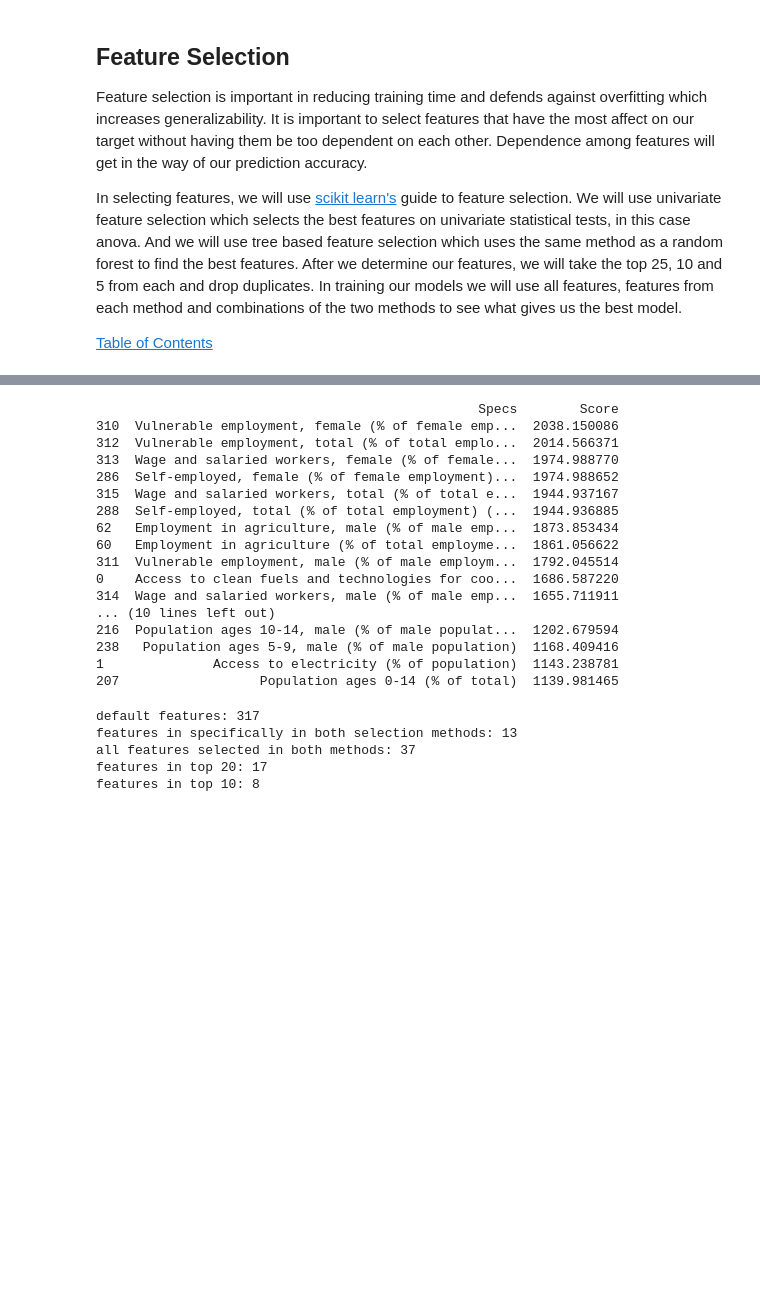
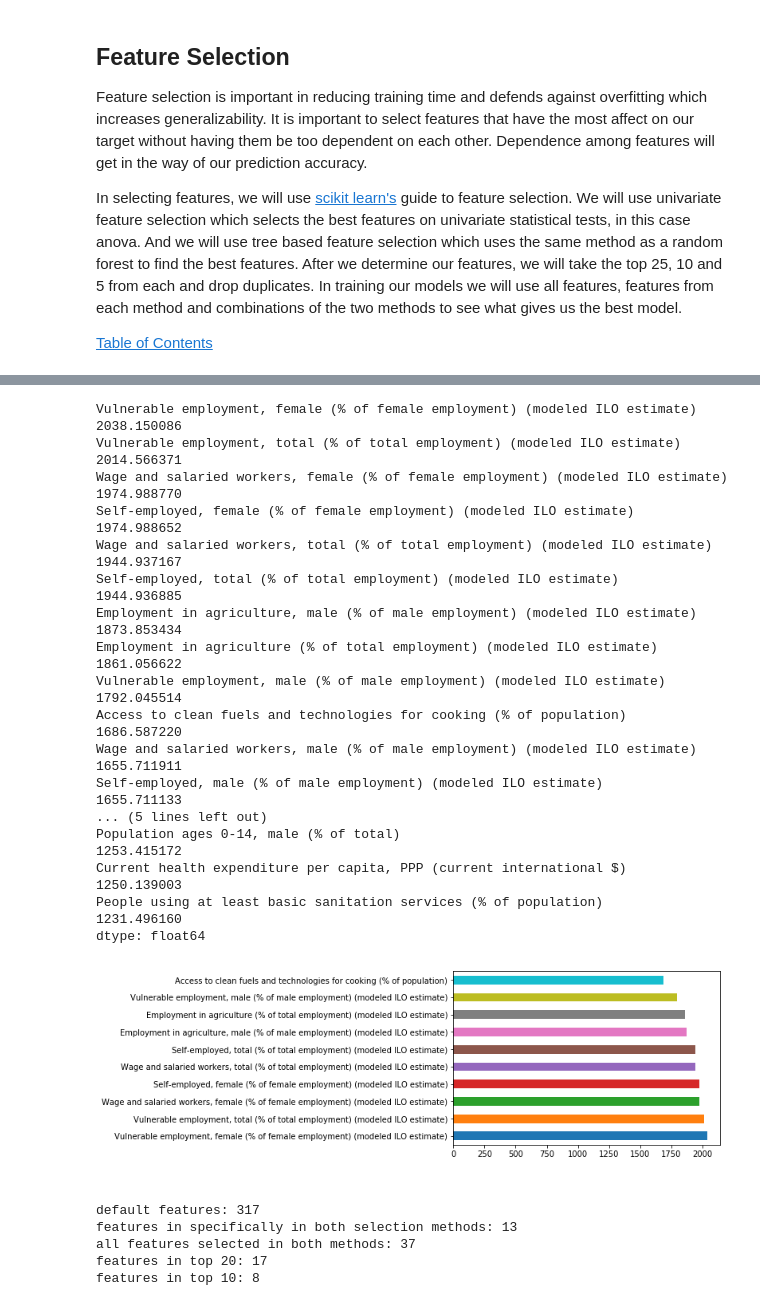
Before and after one commit to dametreusv/world_development_indicators, a Jupyter notebook: WDA_modeling.ipynb, the cells around one changed output, grey strips where cells are left out. Cells and saved outputs as stored; diff of their text form; code cells hidden in the pictures; blank space fills up the shorter version.

```diff
--- a/WDA_modeling.ipynb
+++ b/WDA_modeling.ipynb
@@ -650,37 +658,39 @@ dtype: float64
 # %%
 # Univariate
 X = Xn_train  # Independent columns
 y = y_train    # Target column
 
 # Apply SelectKBest class to extract top 25 best features
 # f_classif uses Anova testing
 bestfeatures = SelectKBest(score_func=f_classif, k=25)
 fit = bestfeatures.fit(X,y)
-dfscores = pd.DataFrame(fit.scores_)
-dfcolumns = pd.DataFrame(X.columns)
 
-# Concat two dataframes for better visualization
-featureScores = pd.concat([dfcolumns,dfscores],axis=1)
-featureScores.columns = ['Specs','Score']  # Name the dataframe columns
-print(featureScores.nlargest(25,'Score'))  # Print 25 best features
+featureScores = pd.Series(fit.scores_, index=X.columns)
+
+print(featureScores.nlargest(20))  # Print 10 best features
+featureScores.sort_values(ascending=False).head(10).plot(kind='barh')
+plt.show()
 # %% [output]
-                                                 Specs        Score
-310  Vulnerable employment, female (% of female emp...  2038.150086
-312  Vulnerable employment, total (% of total emplo...  2014.566371
-313  Wage and salaried workers, female (% of female...  1974.988770
-286  Self-employed, female (% of female employment)...  1974.988652
-315  Wage and salaried workers, total (% of total e...  1944.937167
-288  Self-employed, total (% of total employment) (...  1944.936885
-62   Employment in agriculture, male (% of male emp...  1873.853434
-60   Employment in agriculture (% of total employme...  1861.056622
-311  Vulnerable employment, male (% of male employm...  1792.045514
-0    Access to clean fuels and technologies for coo...  1686.587220
-314  Wage and salaried workers, male (% of male emp...  1655.711911
-... (10 lines left out)
-216  Population ages 10-14, male (% of male populat...  1202.679594
-238   Population ages 5-9, male (% of male population)  1168.409416
-1              Access to electricity (% of population)  1143.238781
-207                  Population ages 0-14 (% of total)  1139.981465
+Vulnerable employment, female (% of female employment) (modeled ILO estimate)        2038.150086
+Vulnerable employment, total (% of total employment) (modeled ILO estimate)          2014.566371
+Wage and salaried workers, female (% of female employment) (modeled ILO estimate)    1974.988770
+Self-employed, female (% of female employment) (modeled ILO estimate)                1974.988652
+Wage and salaried workers, total (% of total employment) (modeled ILO estimate)      1944.937167
+Self-employed, total (% of total employment) (modeled ILO estimate)                  1944.936885
+Employment in agriculture, male (% of male employment) (modeled ILO estimate)        1873.853434
+Employment in agriculture (% of total employment) (modeled ILO estimate)             1861.056622
+Vulnerable employment, male (% of male employment) (modeled ILO estimate)            1792.045514
+Access to clean fuels and technologies for cooking (% of population)                 1686.587220
+Wage and salaried workers, male (% of male employment) (modeled ILO estimate)        1655.711911
+Self-employed, male (% of male employment) (modeled ILO estimate)                    1655.711133
+... (5 lines left out)
+Population ages 0-14, male (% of total)                                              1253.415172
+Current health expenditure per capita, PPP (current international $)                 1250.139003
+People using at least basic sanitation services (% of population)                    1231.496160
+dtype: float64
+[figure, added]
+# %% [markdown]
+<a id='Feature2'></a>
 # %%
 # Create lists for features
 both = []
```
Also changed, not shown: parts of 10 cells of this notebook, 2 other files.
